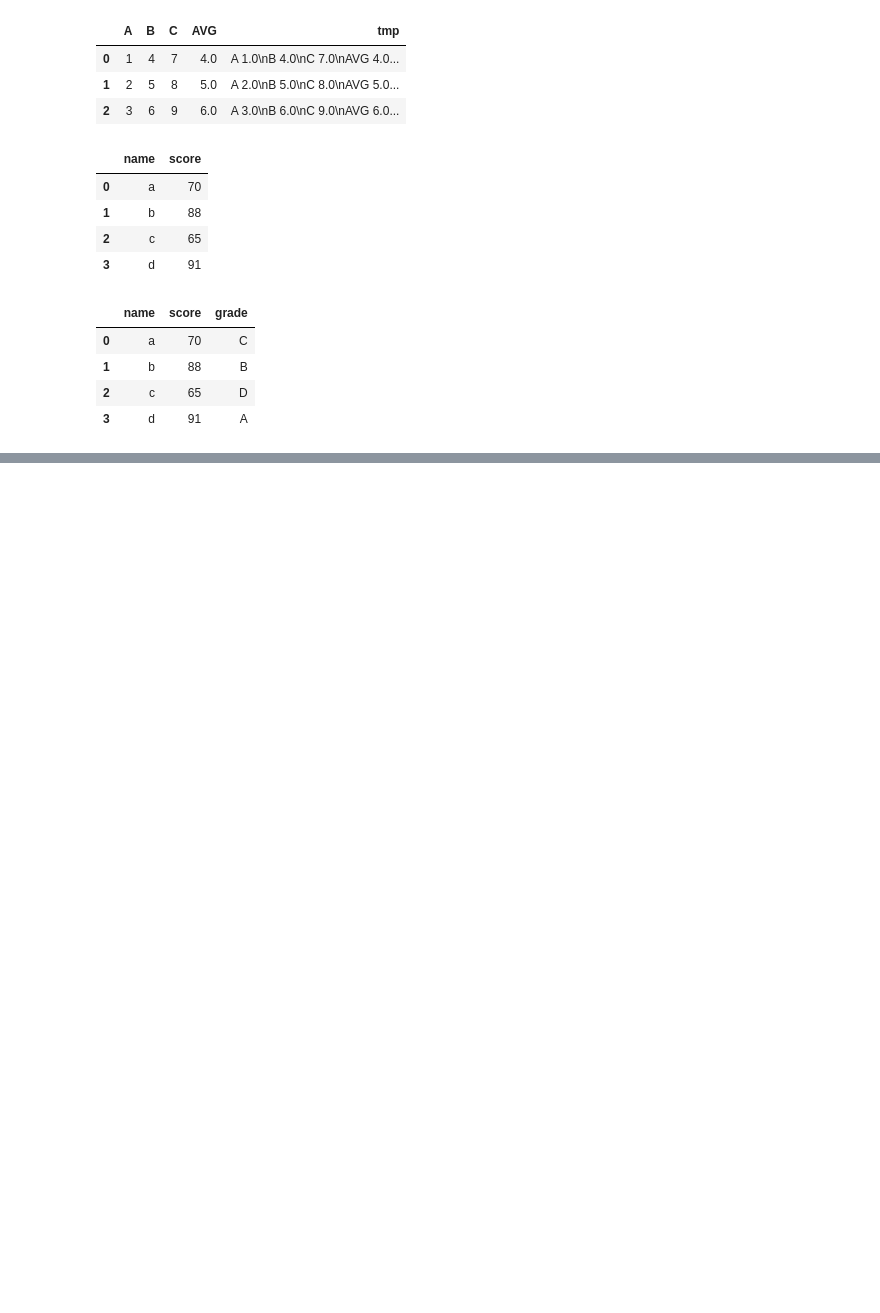
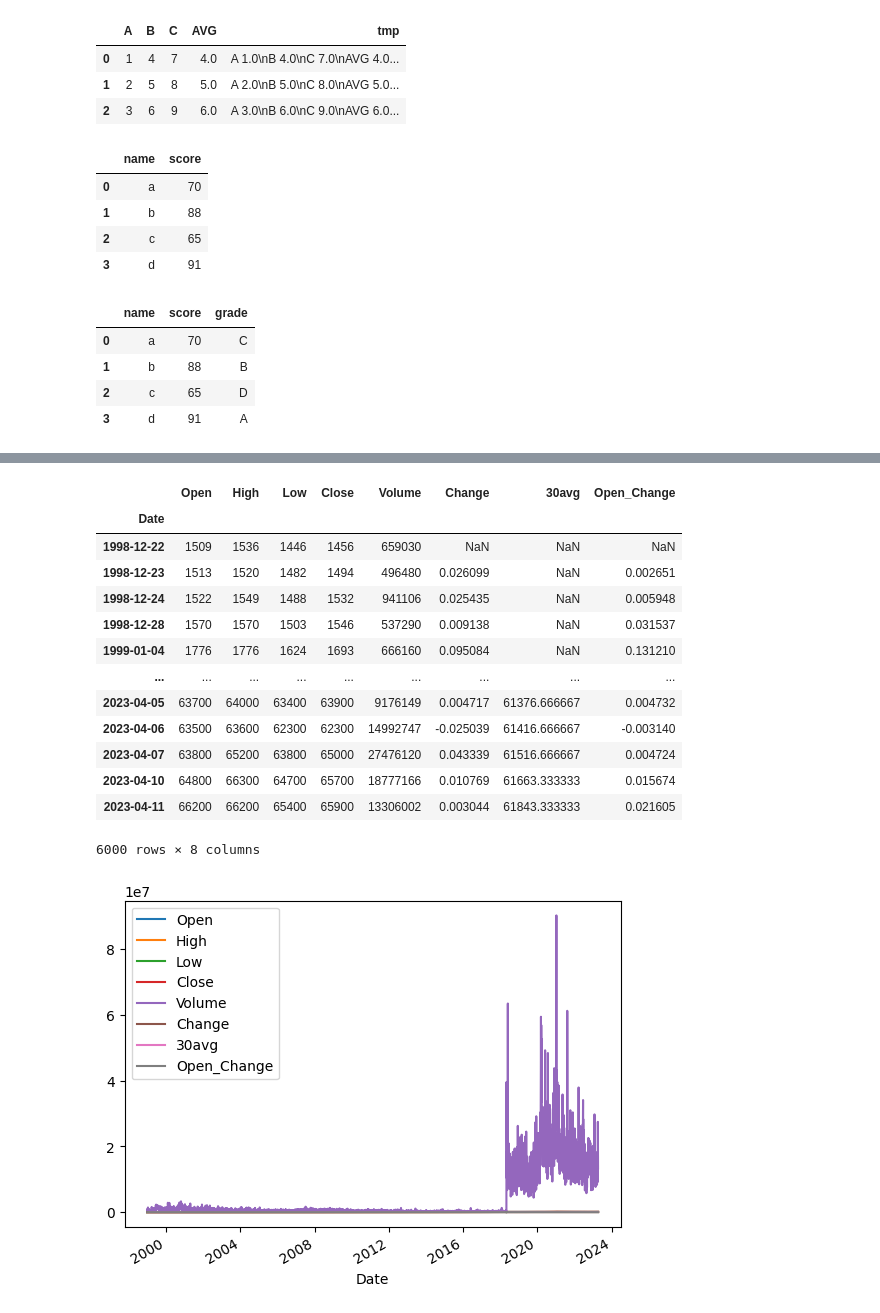
Before and after one commit to datajcthemax/playdata, a Jupyter notebook: day12.ipynb, the cells around one changed output, grey strips where cells are left out. Drawn from its saved outputs; the diff is of its cells as text; code cells hidden in the pictures; blank space fills up the shorter version.

```diff
--- a/day12.ipynb
+++ b/day12.ipynb
@@ -524,0 +709,34 @@ grades
+# %%
+# 데이터 수집
+df = fdr.DataReader('005930')
+# 데이터의 추가 - 데이터의 30일간의 이동평균
+# 데이터의 추가 - Open 시가의 변화율
+
+# 데이터 정제 - 결측치 처리
+# 데이터 전처리
+# %%
+def pipe_line(company_code):
+  df = fdr.DataReader(company_code)
+  df['30avg'] = df['Close'].rolling(30).mean()
+  df['Open_Change'] = df['Open']/df['Open'].shift(1)-1
+  output = df
+  output.plot()
+  return output
+# %%
+pipe_line('005930')
+# %% [output]
+|  | Open | High | Low | Close | Volume | Change | 30avg | Open_Change |
+| Date |  |  |  |  |  |  |  |  |
+| 1998-12-22 | 1509 | 1536 | 1446 | 1456 | 659030 | NaN | NaN | NaN |
+| 1998-12-23 | 1513 | 1520 | 1482 | 1494 | 496480 | 0.026099 | NaN | 0.002651 |
+| 1998-12-24 | 1522 | 1549 | 1488 | 1532 | 941106 | 0.025435 | NaN | 0.005948 |
+| 1998-12-28 | 1570 | 1570 | 1503 | 1546 | 537290 | 0.009138 | NaN | 0.031537 |
+| 1999-01-04 | 1776 | 1776 | 1624 | 1693 | 666160 | 0.095084 | NaN | 0.131210 |
+| ... | ... | ... | ... | ... | ... | ... | ... | ... |
+| 2023-04-05 | 63700 | 64000 | 63400 | 63900 | 9176149 | 0.004717 | 61376.666667 | 0.004732 |
+| 2023-04-06 | 63500 | 63600 | 62300 | 62300 | 14992747 | -0.025039 | 61416.666667 | -0.003140 |
+| 2023-04-07 | 63800 | 65200 | 63800 | 65000 | 27476120 | 0.043339 | 61516.666667 | 0.004724 |
+| 2023-04-10 | 64800 | 66300 | 64700 | 65700 | 18777166 | 0.010769 | 61663.333333 | 0.015674 |
+| 2023-04-11 | 66200 | 66200 | 65400 | 65900 | 13306002 | 0.003044 | 61843.333333 | 0.021605 |
+6000 rows × 8 columns
+[figure, added]
```
Also changed, not shown: parts of 35 cells of this notebook.
